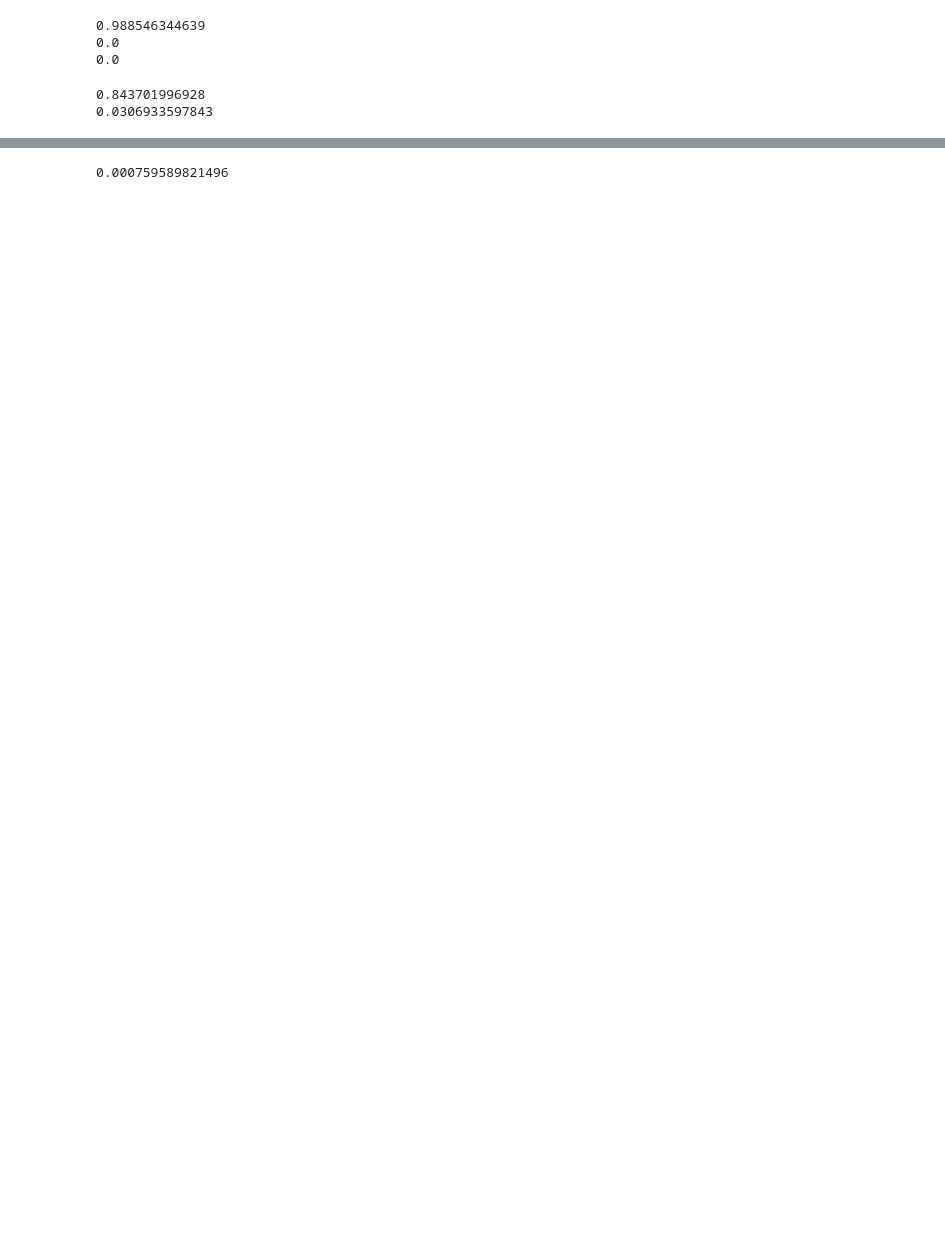
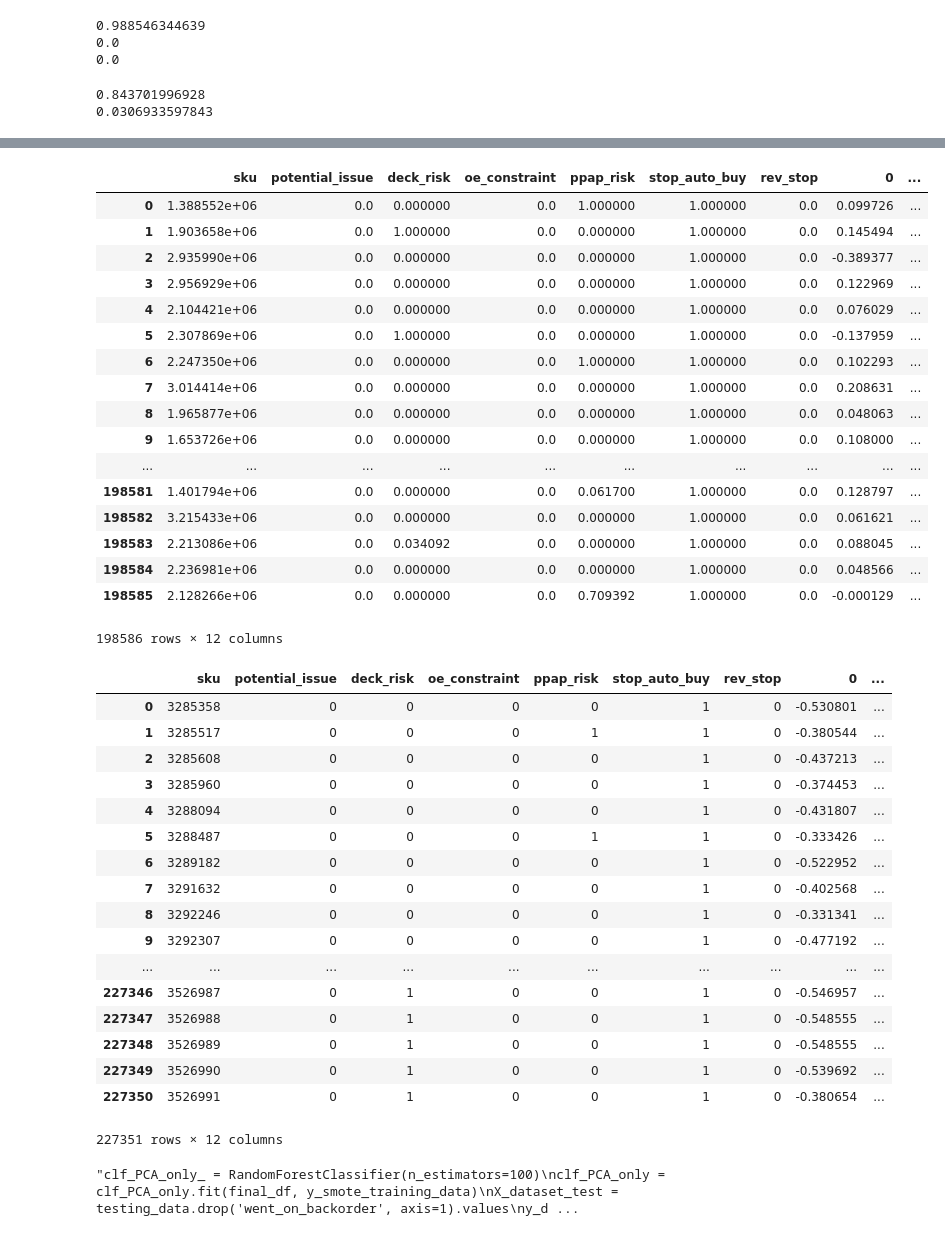
Before and after one commit to JamesKhoaNguyen/predicting_backorders, a Jupyter notebook: product_backorders.ipynb, the cells around one changed output, grey strips where cells are left out. Drawn from its saved outputs; the diff is of its cells as text; code cells hidden in the pictures; blank space fills up the shorter version.

```diff
--- a/product_backorders.ipynb
+++ b/product_backorders.ipynb
@@ -507,11 +437,66 @@ clf = clf.fit(X_train_reduced, y_train_sample)
+# %%
+from sklearn.decomposition import PCA
+def custom_pca(X,components,continuous_features):
+    PCA_train = PCA(n_components=components)
+
+    X = X
+    #turn the smoted_data matrix back into a dataframe for easier preprocessing
+    #extract the continuous_features out of the original dataset
+    X = pd.DataFrame(X, columns = columns[0:(len(columns)-1)])
+    X_cont_only = X[continuous_features]
+    X = X.drop(continuous_features, axis =1)
+    X_cont_only = pd.DataFrame(PCA_train.fit_transform(X_cont_only))
+    final_df = X.join(X_cont_only)
+
+    return final_df
 # %%
+x_pca_smote_train = custom_pca(x_smote_training_data,5, continuous_features)
+#display(x_pca_smote_train)
+x_pca_smote_test = custom_pca(X_test_temp,5,continuous_features)
+#display(x_pca_smote_test)
+'''clf_PCA_only_ = RandomForestClassifier(n_estimators=100)
+clf_PCA_only = clf_PCA_only.fit(final_df, y_smote_training_data)
 X_dataset_test = testing_data.drop('went_on_backorder', axis=1).values
 y_dataset_test = testing_data['went_on_backorder'].values
-X_dataset_test_std = StandardScaler().fit_transform(X_dataset_test)
-PCA_test = PCA(n_components = 15)
-X_dataset_test_reduced = PCA_test.fit_transform(X_dataset_test_std)
-y_dataset_test_predictions = clf.predict(X_dataset_test_reduced)
-test_score = metrics.f1_score(y_dataset_test, y_dataset_test_predictions)
-print test_score
+X_dataset_test[:,continuous_features_index_tracker] = PCA_train.fit_transform(X_dataset_test[:,continuous_features_index_tracker])
+X_dataset_test_reduced = X_dataset_test
+y_dataset_test_predictions = clf_PCA_only.predict_proba(X_dataset_test_reduced)
+test_score = metrics.f1_score(y_dataset_test, y_dataset_test_predictions)'''
 # %% [output]
+|  | sku | potential_issue | deck_risk | oe_constraint | ppap_risk | stop_auto_buy | rev_stop | 0 | ... |
+| 0 | 1.388552e+06 | 0.0 | 0.000000 | 0.0 | 1.000000 | 1.000000 | 0.0 | 0.099726 | ... |
+| 1 | 1.903658e+06 | 0.0 | 1.000000 | 0.0 | 0.000000 | 1.000000 | 0.0 | 0.145494 | ... |
+| 2 | 2.935990e+06 | 0.0 | 0.000000 | 0.0 | 0.000000 | 1.000000 | 0.0 | -0.389377 | ... |
+| 3 | 2.956929e+06 | 0.0 | 0.000000 | 0.0 | 0.000000 | 1.000000 | 0.0 | 0.122969 | ... |
+| 4 | 2.104421e+06 | 0.0 | 0.000000 | 0.0 | 0.000000 | 1.000000 | 0.0 | 0.076029 | ... |
+| 5 | 2.307869e+06 | 0.0 | 1.000000 | 0.0 | 0.000000 | 1.000000 | 0.0 | -0.137959 | ... |
+| 6 | 2.247350e+06 | 0.0 | 0.000000 | 0.0 | 1.000000 | 1.000000 | 0.0 | 0.102293 | ... |
+| 7 | 3.014414e+06 | 0.0 | 0.000000 | 0.0 | 0.000000 | 1.000000 | 0.0 | 0.208631 | ... |
+| 8 | 1.965877e+06 | 0.0 | 0.000000 | 0.0 | 0.000000 | 1.000000 | 0.0 | 0.048063 | ... |
+| 9 | 1.653726e+06 | 0.0 | 0.000000 | 0.0 | 0.000000 | 1.000000 | 0.0 | 0.108000 | ... |
+| ... | ... | ... | ... | ... | ... | ... | ... | ... | ... |
+| 198581 | 1.401794e+06 | 0.0 | 0.000000 | 0.0 | 0.061700 | 1.000000 | 0.0 | 0.128797 | ... |
+| 198582 | 3.215433e+06 | 0.0 | 0.000000 | 0.0 | 0.000000 | 1.000000 | 0.0 | 0.061621 | ... |
+| 198583 | 2.213086e+06 | 0.0 | 0.034092 | 0.0 | 0.000000 | 1.000000 | 0.0 | 0.088045 | ... |
+| 198584 | 2.236981e+06 | 0.0 | 0.000000 | 0.0 | 0.000000 | 1.000000 | 0.0 | 0.048566 | ... |
+| 198585 | 2.128266e+06 | 0.0 | 0.000000 | 0.0 | 0.709392 | 1.000000 | 0.0 | -0.000129 | ... |
-0.000759589821496
+198586 rows × 12 columns
+|  | sku | potential_issue | deck_risk | oe_constraint | ppap_risk | stop_auto_buy | rev_stop | 0 | ... |
+| 0 | 3285358 | 0 | 0 | 0 | 0 | 1 | 0 | -0.530801 | ... |
+| 1 | 3285517 | 0 | 0 | 0 | 1 | 1 | 0 | -0.380544 | ... |
+| 2 | 3285608 | 0 | 0 | 0 | 0 | 1 | 0 | -0.437213 | ... |
+| 3 | 3285960 | 0 | 0 | 0 | 0 | 1 | 0 | -0.374453 | ... |
+| 4 | 3288094 | 0 | 0 | 0 | 0 | 1 | 0 | -0.431807 | ... |
+| 5 | 3288487 | 0 | 0 | 0 | 1 | 1 | 0 | -0.333426 | ... |
+| 6 | 3289182 | 0 | 0 | 0 | 0 | 1 | 0 | -0.522952 | ... |
+| 7 | 3291632 | 0 | 0 | 0 | 0 | 1 | 0 | -0.402568 | ... |
+| 8 | 3292246 | 0 | 0 | 0 | 0 | 1 | 0 | -0.331341 | ... |
+| 9 | 3292307 | 0 | 0 | 0 | 0 | 1 | 0 | -0.477192 | ... |
+| ... | ... | ... | ... | ... | ... | ... | ... | ... | ... |
+| 227346 | 3526987 | 0 | 1 | 0 | 0 | 1 | 0 | -0.546957 | ... |
+| 227347 | 3526988 | 0 | 1 | 0 | 0 | 1 | 0 | -0.548555 | ... |
+| 227348 | 3526989 | 0 | 1 | 0 | 0 | 1 | 0 | -0.548555 | ... |
+| 227349 | 3526990 | 0 | 1 | 0 | 0 | 1 | 0 | -0.539692 | ... |
+| 227350 | 3526991 | 0 | 1 | 0 | 0 | 1 | 0 | -0.380654 | ... |
+227351 rows × 12 columns
+"clf_PCA_only_ = RandomForestClassifier(n_estimators=100)\nclf_PCA_only = clf_PCA_only.fit(final_df, y_smote_training_data)\nX_dataset_test = testing_data.drop('went_on_backorder', axis=1).values\ny_d ...
```
Also changed, not shown: parts of 25 cells of this notebook.
